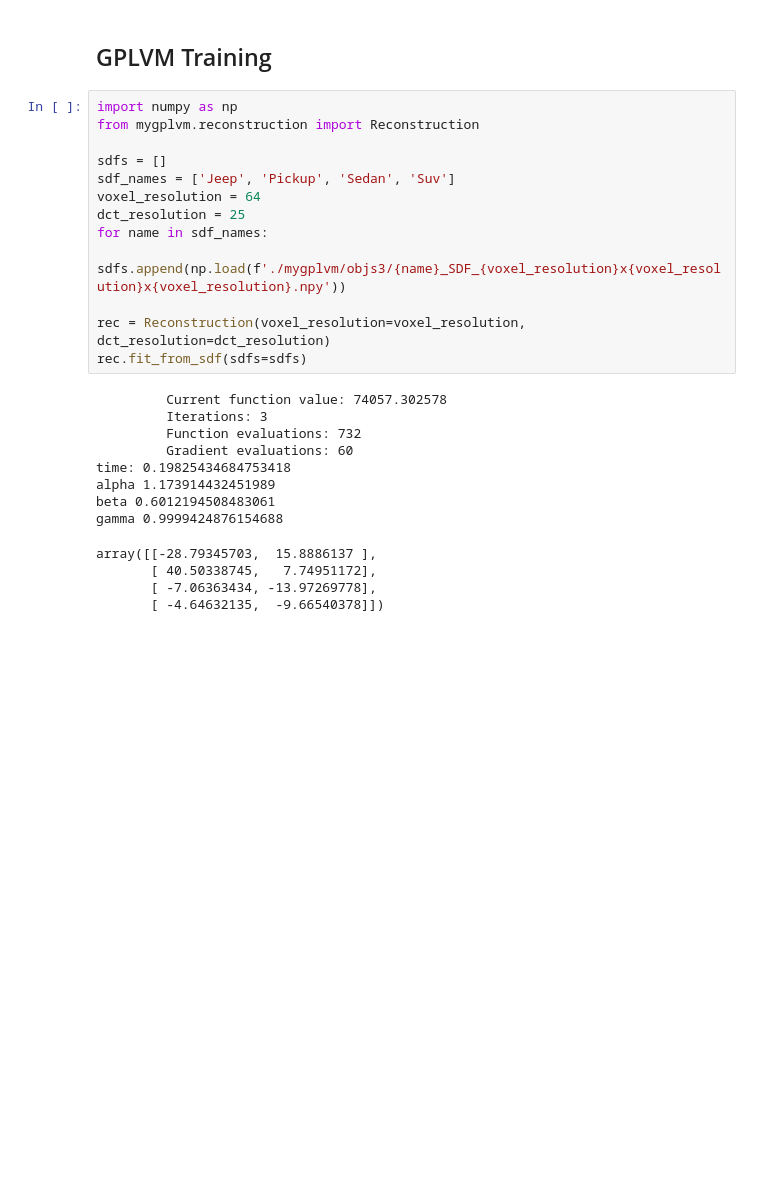
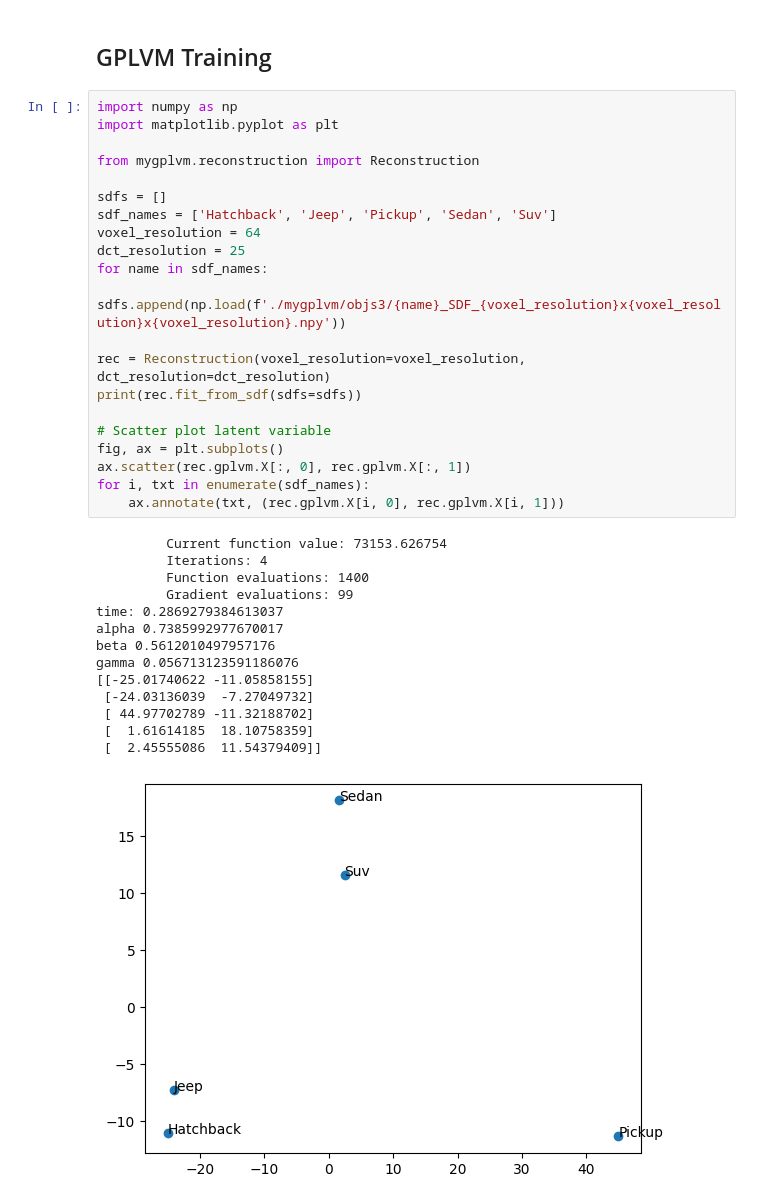
Before and after one commit to bryanahusna/3d-traffic-reconstruction, a Jupyter notebook: main_reconstruction.ipynb, the cells around one changed output. Saved outputs shown, nothing was run; the diff lists cells and outputs as text; blank space fills up the shorter version.

```diff
--- a/main_reconstruction.ipynb
+++ b/main_reconstruction.ipynb
@@ -7,27 +7,37 @@ input_file_name = f'video/{video_name}.mp4'
 ## GPLVM Training
 # %%
 import numpy as np
+import matplotlib.pyplot as plt
+
 from mygplvm.reconstruction import Reconstruction
 
 sdfs = []
-sdf_names = ['Jeep', 'Pickup', 'Sedan', 'Suv']
+sdf_names = ['Hatchback', 'Jeep', 'Pickup', 'Sedan', 'Suv']
 voxel_resolution = 64
 dct_resolution = 25
 for name in sdf_names:
     sdfs.append(np.load(f'./mygplvm/objs3/{name}_SDF_{voxel_resolution}x{voxel_resolution}x{voxel_resolution}.npy'))
 
 rec = Reconstruction(voxel_resolution=voxel_resolution, dct_resolution=dct_resolution)
-rec.fit_from_sdf(sdfs=sdfs)
+print(rec.fit_from_sdf(sdfs=sdfs))
+
+# Scatter plot latent variable
+fig, ax = plt.subplots()
+ax.scatter(rec.gplvm.X[:, 0], rec.gplvm.X[:, 1])
+for i, txt in enumerate(sdf_names):
+    ax.annotate(txt, (rec.gplvm.X[i, 0], rec.gplvm.X[i, 1]))
 # %% [output]
-         Current function value: 74057.302578
-         Iterations: 3
-         Function evaluations: 732
-         Gradient evaluations: 60
-time: 0.19825434684753418
-alpha 1.173914432451989
-beta 0.6012194508483061
-gamma 0.9999424876154688
+         Current function value: 73153.626754
+         Iterations: 4
+         Function evaluations: 1400
+         Gradient evaluations: 99
+time: 0.2869279384613037
+alpha 0.7385992977670017
+beta 0.5612010497957176
+gamma 0.056713123591186076
+[[-25.01740622 -11.05858155]
+ [-24.03136039  -7.27049732]
+ [ 44.97702789 -11.32188702]
+ [  1.61614185  18.10758359]
+ [  2.45555086  11.54379409]]
-array([[-28.79345703,  15.8886137 ],
-       [ 40.50338745,   7.74951172],
-       [ -7.06363434, -13.97269778],
-       [ -4.64632135,  -9.66540378]])
+[figure, added]
```
Also changed, not shown: parts of 7 cells of this notebook, 51 other files.
